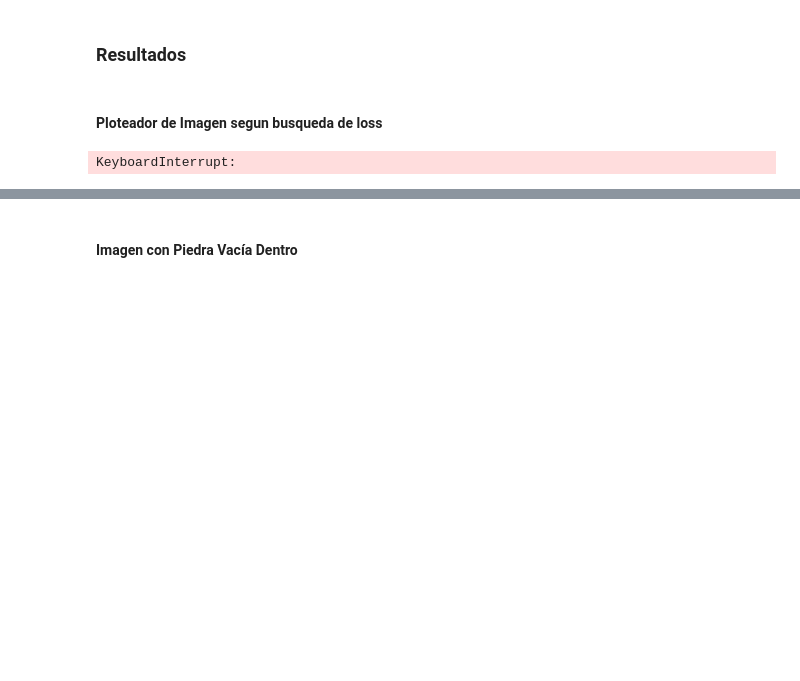
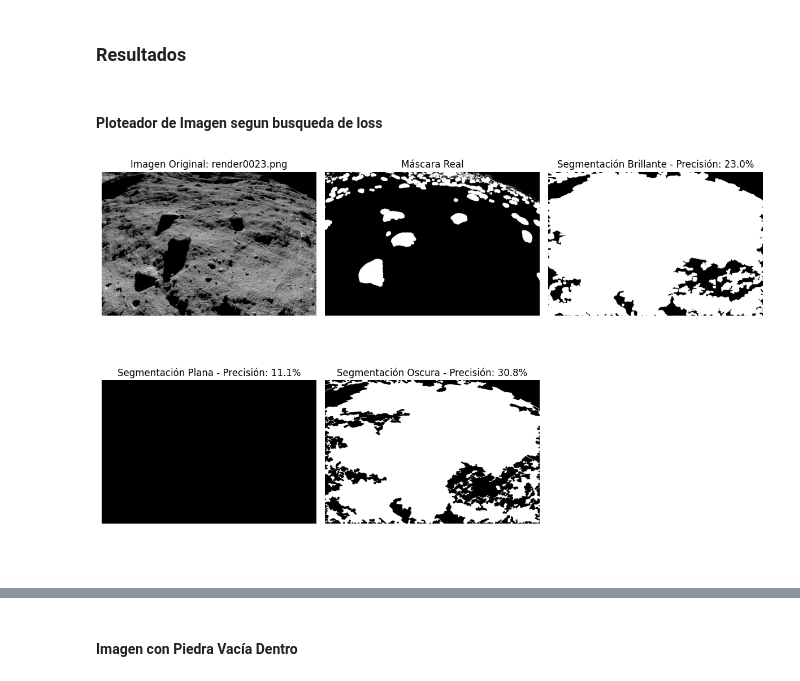
Before and after one commit to amag1/lunar-image-segmentation, a Jupyter notebook: notebooks/grafics_and_plots.ipynb, the cells around one changed output, grey strips where cells are left out. Cells and saved outputs as stored; diff of their text form; code cells hidden in the pictures; blank space fills up the shorter version.

```diff
--- a/notebooks/grafics_and_plots.ipynb
+++ b/notebooks/grafics_and_plots.ipynb
@@ -332,7 +340,8 @@ if __name__ == "__main__":
         real_mask_path = f"dataset/images/ground/ground{formated_num}.png"
 
         image = cv2.imread(image_path, cv2.IMREAD_GRAYSCALE)
-        real_mask = cv2.imread(real_mask_path, cv2.IMREAD_GRAYSCALE)
+        real_mask = remove_red(cv2.imread(real_mask_path, cv2.COLOR_BGR2RGB))
+        real_mask = cv2.cvtColor(real_mask, cv2.COLOR_BGR2GRAY)
 
         if image is None or real_mask is None:
             continue
@@ -340,31 +349,31 @@ if __name__ == "__main__":
         try:
             _, loss_bright = eval(formated_num, segment_bright_image)
             _, loss_flat = eval(formated_num, segment_flat_image)
             _, loss_dark = eval(formated_num, segment_dark_image)
 
             loss_bright = (100-loss_bright)
             loss_flat = (100-loss_flat)
             loss_dark = (100-loss_dark)
 
         except Exception as e:
             print(f"Error al evaluar {formated_num}: {e}")
             continue
 
         if all(loss < 50 for loss in [loss_bright, loss_flat, loss_dark]):
             mask_bright = segment_bright_image(image)
             mask_flat = segment_flat_image(image)
             mask_dark = segment_dark_image(image)
 
             images_to_plot = [image, real_mask, mask_bright, mask_flat, mask_dark]
             titles = [
                 f'Imagen Original: render{formated_num}.png',
                 'Máscara Real',
                 f'Segmentación Brillante - Precisión: {loss_bright:.1f}%',
                 f'Segmentación Plana - Precisión: {loss_flat:.1f}%',
                 f'Segmentación Oscura - Precisión: {loss_dark:.1f}%'
             ]
             plot_images_grid(images_to_plot, titles=titles, cols=3)
 
             break
 # %% [output]
-KeyboardInterrupt:
+[figure, added]
```
Also changed, not shown: parts of 3 cells of this notebook, 6 other files.
